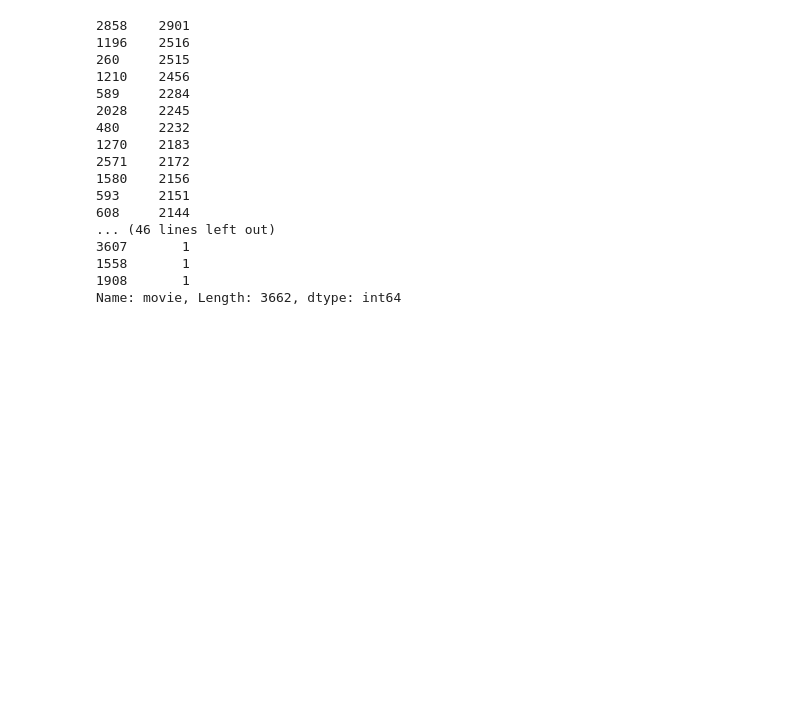
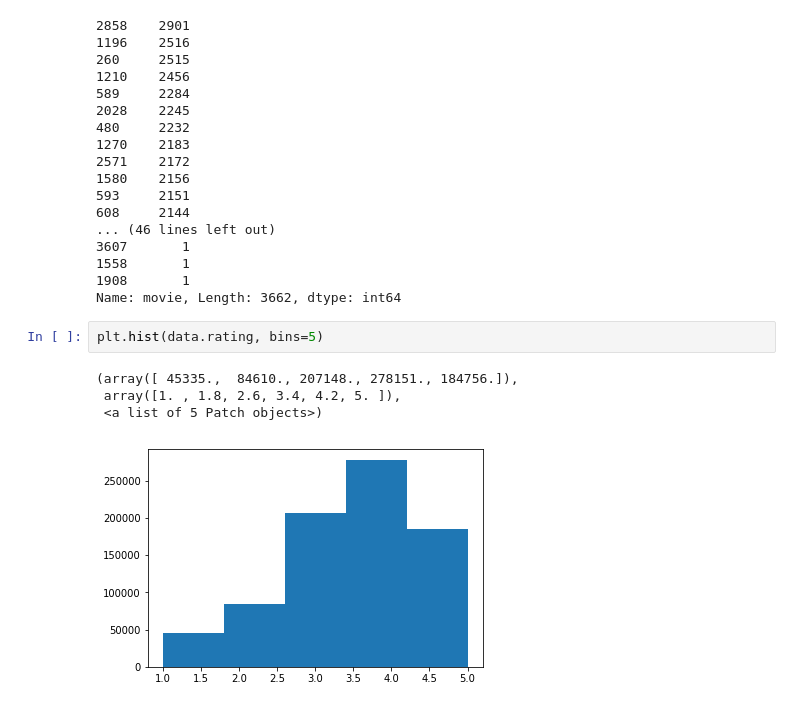
Before and after one commit to david-yang2/guess_my_ratings, a Jupyter notebook: EDA.ipynb, the cells around one changed output. Saved outputs shown, nothing was run; the diff lists cells and outputs as text; blank space fills up the shorter version.

Commit message:
hist of ratings

```diff
--- a/EDA.ipynb
+++ b/EDA.ipynb
@@ -386,3 +386,10 @@ data[(data.rating >1) & data.movie <3000].movie.value_counts()
 1558       1
 1908       1
 Name: movie, Length: 3662, dtype: int64
+# %%
+plt.hist(data.rating, bins=5)
+# %% [output]
+(array([ 45335.,  84610., 207148., 278151., 184756.]),
+ array([1. , 1.8, 2.6, 3.4, 4.2, 5. ]),
+ <a list of 5 Patch objects>)
+[figure, added]
```
